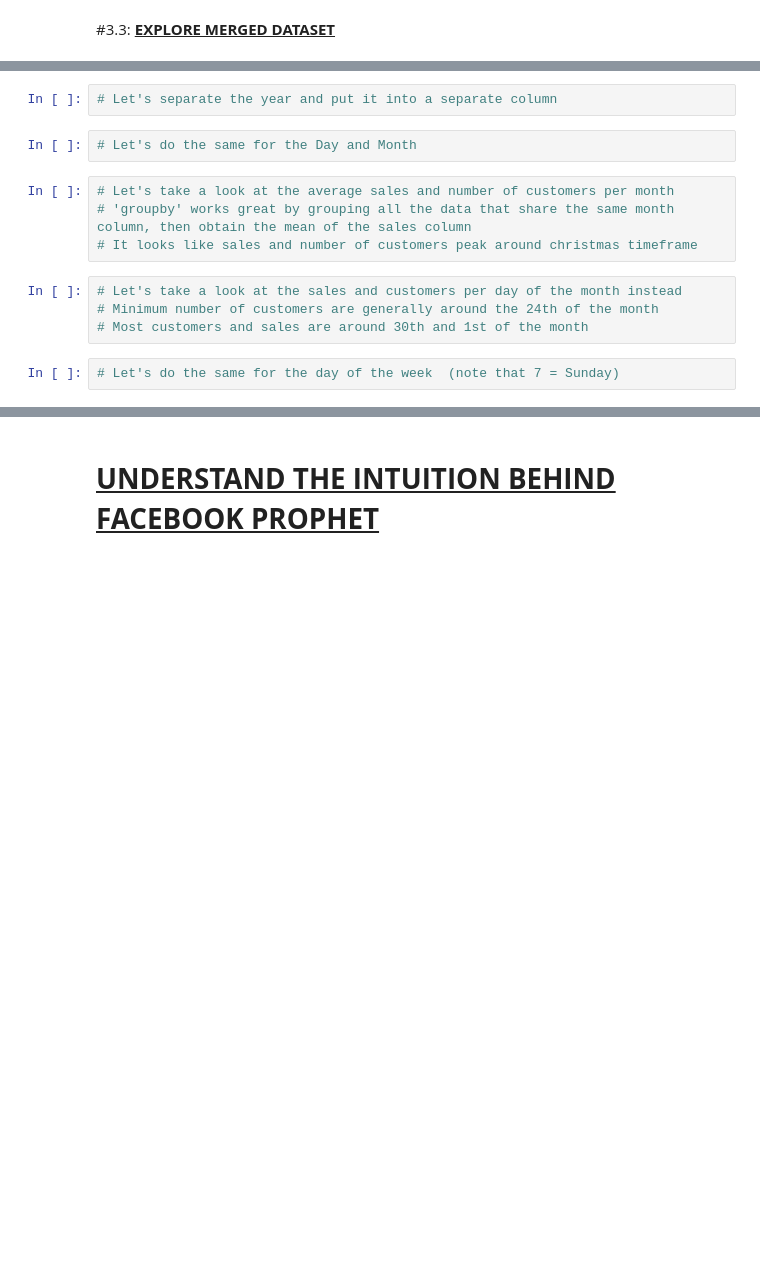
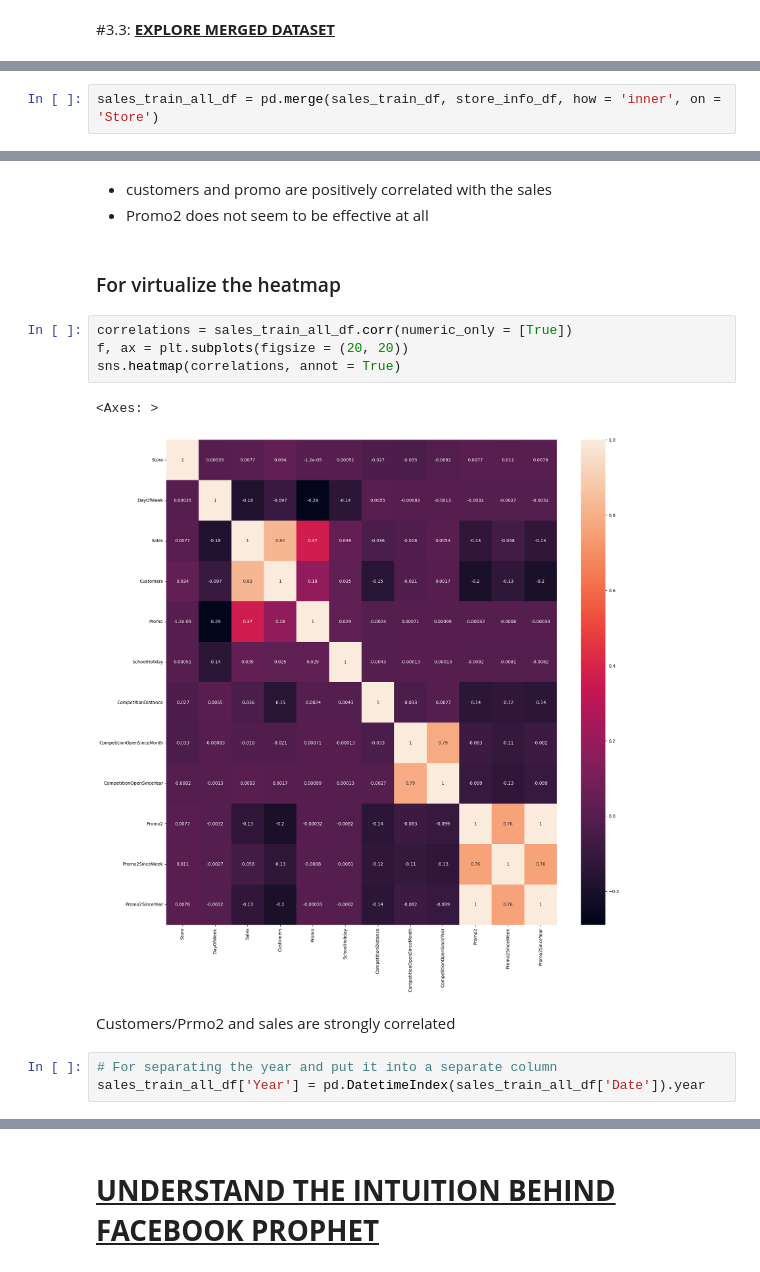
Before and after one commit to FemiAdesola/Data-Science, a Jupyter notebook: Sales_Department.ipynb, the cells around one changed output, grey strips where cells are left out. Saved outputs shown, nothing was run; the diff lists cells and outputs as text; blank space fills up the shorter version.

Commit message:
Explore sales and store data by getting correlation between them and plot histogram and violinplot graph

```diff
--- a/Sales_Department.ipynb
+++ b/Sales_Department.ipynb
@@ -387,0 +395,2 @@ array([[<Axes: title={'center': 'Store'}>,
+# %%
+sales_train_all_df = pd.merge(sales_train_df, store_info_df, how = 'inner', on = 'Store')
@@ -388,14 +434,17 @@ array([[<Axes: title={'center': 'Store'}>,
+# %% [markdown]
++ customers and promo are positively correlated with the sales
++ Promo2 does not seem to be effective at all
+# %% [markdown]
+### For virtualize the heatmap
+# %%
+correlations = sales_train_all_df.corr(numeric_only = [True])
+f, ax = plt.subplots(figsize = (20, 20))
+sns.heatmap(correlations, annot = True)
+# %% [output]
+<Axes: >
+[figure, added]
+# %% [markdown]
+Customers/Prmo2 and sales are strongly correlated
 # %%
-# Let's separate the year and put it into a separate column
+# For separating the year and put it into a separate column
+sales_train_all_df['Year'] = pd.DatetimeIndex(sales_train_all_df['Date']).year
-# %%
-# Let's do the same for the Day and Month
-# %%
-# Let's take a look at the average sales and number of customers per month
-# 'groupby' works great by grouping all the data that share the same month column, then obtain the mean of the sales column
-# It looks like sales and number of customers peak around christmas timeframe
-# %%
-# Let's take a look at the sales and customers per day of the month instead
-# Minimum number of customers are generally around the 24th of the month
-# Most customers and sales are around 30th and 1st of the month
-# %%
-# Let's do the same for the day of the week  (note that 7 = Sunday)
```
Also changed, not shown: parts of 23 cells of this notebook.
